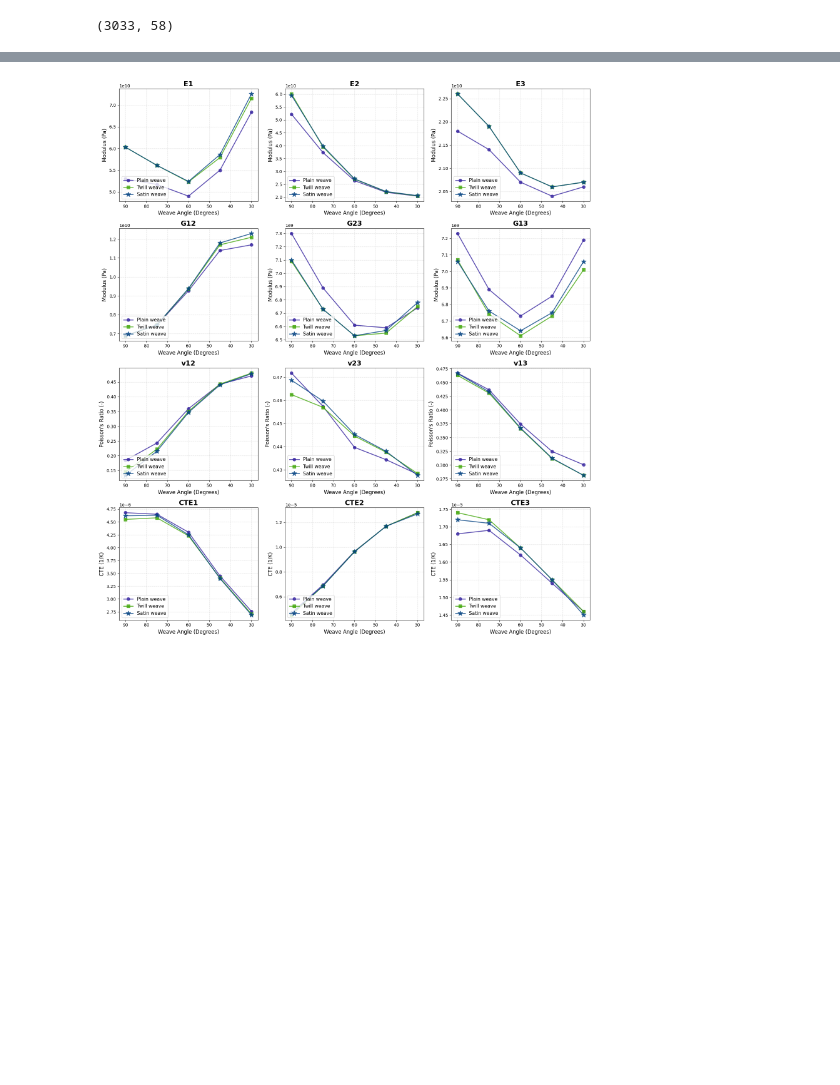
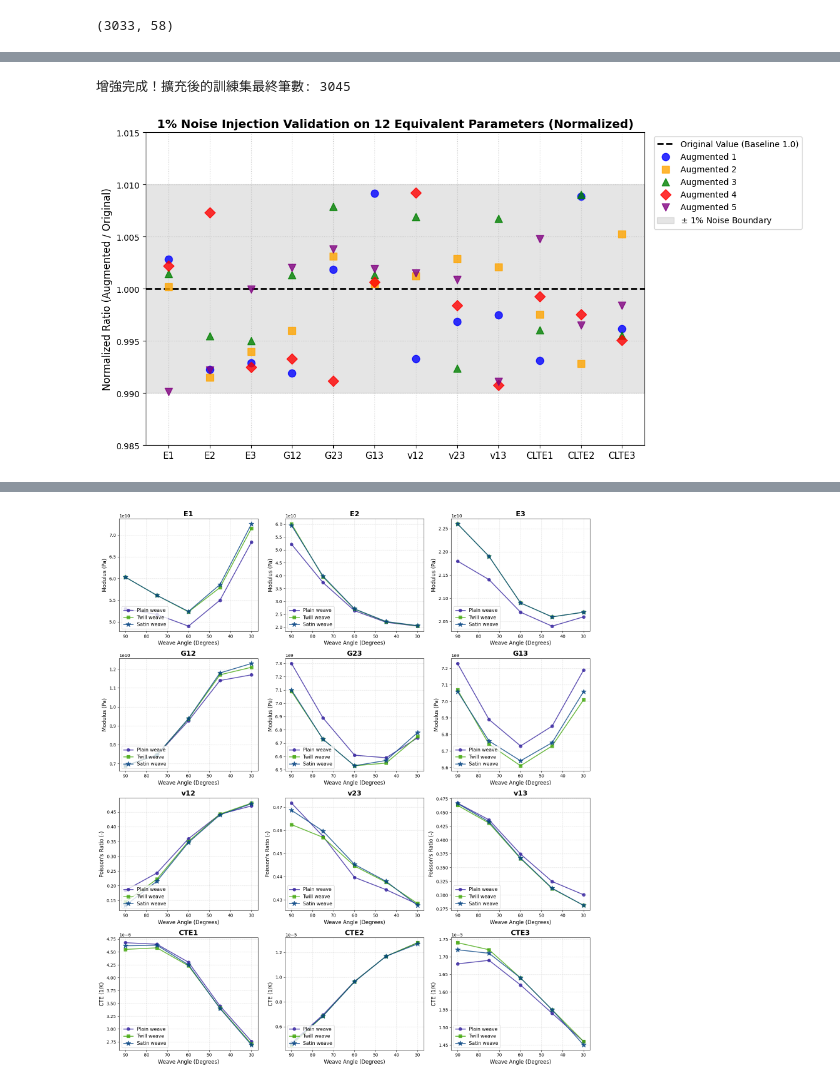
Before and after one commit to Hsu-Mao-Ken/AI-Smart-Composite-Design-Platform, a Jupyter notebook: Effective_model/effective_model_pytorch.ipynb, the cells around one changed output, grey strips where cells are left out. Saved outputs shown, nothing was run; the diff lists cells and outputs as text; code cells hidden in the pictures; blank space fills up the shorter version.

```diff
--- a/Effective_model/effective_model_pytorch.ipynb
+++ b/Effective_model/effective_model_pytorch.ipynb
@@ -43,6 +43,7 @@ train_df.shape
 # %%
 x_train_image_data = train_df.values[:,0:25]
 x_train_image_data = np.array(x_train_image_data)
+x_train_image_data = x_train_image_data.reshape(x_train_image_data.shape[0],5,5,1)
 # %%
 x_train_data = train_df.values[:,25:46]
 x_train_data = np.array(x_train_data)
@@ -188,0 +85,73 @@ joblib.dump(Y_minMax, "effective_output_scaler.pkl")
+# %%
+if num_to_generate > 0 and len(x_base) > 0:
+    x_aug_list = []
+    x_image_aug_list = []
+    y_aug_list = []
+
+    # 從「訓練集內」的傳統編織樣本進行隨機抽樣增強
+    base_indices = np.random.choice(len(x_base), size=num_to_generate, replace=True)
+
+    for idx in base_indices:
+        x_aug = np.copy(x_base[idx])
+        x_image_aug = np.copy(x_image_base[idx])
+        y_aug = np.copy(y_base[idx])
+
+        # 針對 12 個等效參數產生獨立的 ±1% 隨機變化噪音
+        noise_ratios = np.random.uniform(-0.01, 0.01, size=len(y_aug))
+        y_aug = y_aug * (1 + noise_ratios)
+
+        x_aug_list.append(x_aug)
+        x_image_aug_list.append(x_image_aug)
+        y_aug_list.append(y_aug)
+
+    # 5. 【僅增強訓練集】：將擴增的資料僅與訓練集進行合併
+    x_train_expanded = np.concatenate((x_train, np.array(x_aug_list)), axis=0)
+    x_train_image_expanded = np.concatenate((x_train_img, np.array(x_image_aug_list)), axis=0)
+    y_train_expanded = np.concatenate((y_train, np.array(y_aug_list)), axis=0)
+
+    print(f"增強完成！擴充後的訓練集最終筆數: {len(x_train_expanded)}")
+
+    # 繪圖比較 (使用「正規化比例」來克服數值級別差異過大的問題)
+    plt.figure(figsize=(12, 6))
+
+    original_y = y_base[0]
+    properties = ['E1', 'E2', 'E3', 'G12', 'G23', 'G13',
+                  'v12', 'v23', 'v13', 'CLTE1', 'CLTE2', 'CLTE3']
+    x_positions = np.arange(len(properties))
+
+    plt.axhline(y=1.0, color='black', linestyle='--', linewidth=2, label='Original Value (Baseline 1.0)')
+
+    plot_count = 0
+    colors = ['blue', 'orange', 'green', 'red', 'purple']
+    markers = ['o', 's', '^', 'D', 'v']
+
+    for i, base_idx in enumerate(base_indices):
+        if base_idx == 0 and plot_count < 5:
+            aug_y = y_aug_list[i]
+            normalized_aug_y = aug_y / original_y
+
+            plt.scatter(x_positions, normalized_aug_y,
+                        label=f'Augmented {plot_count+1}',
+                        color=colors[plot_count],
+                        marker=markers[plot_count],
+                        s=80, alpha=0.8, zorder=5)
+            plot_count += 1
+
+    plt.axhspan(0.99, 1.01, color='gray', alpha=0.2, label='$\pm$ 1% Noise Boundary')
+    plt.title('1% Noise Injection Validation on 12 Equivalent Parameters (Normalized)', fontsize=14, fontweight='bold')
+    plt.xticks(x_positions, properties, fontsize=11)
+    plt.ylabel('Normalized Ratio (Augmented / Original)', fontsize=12)
+    plt.ylim(0.985, 1.015)
+    plt.grid(True, linestyle=':', alpha=0.6)
+    plt.legend(bbox_to_anchor=(1.01, 1), loc='upper left', fontsize=10)
+    plt.tight_layout()
+    plt.show()
+
+else:
+    print("目標筆數不大於目前筆數或無傳統樣本分配至訓練集，不需擴增。")
+    x_train_expanded = x_train
+    x_train_image_expanded = x_train_img
+    y_train_expanded = y_train
+# %% [output]
+增強完成！擴充後的訓練集最終筆數: 3045
+[figure, added]
```
Also changed, not shown: parts of 36 cells of this notebook, 3 other files.
